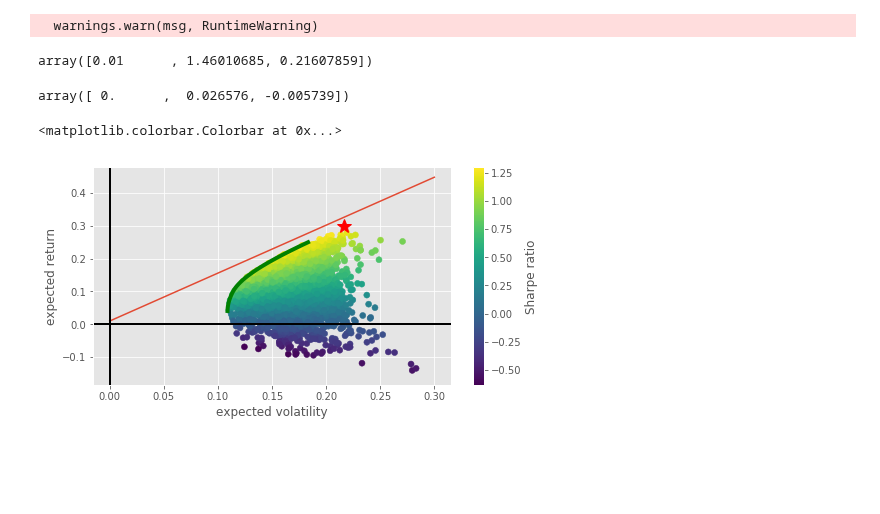
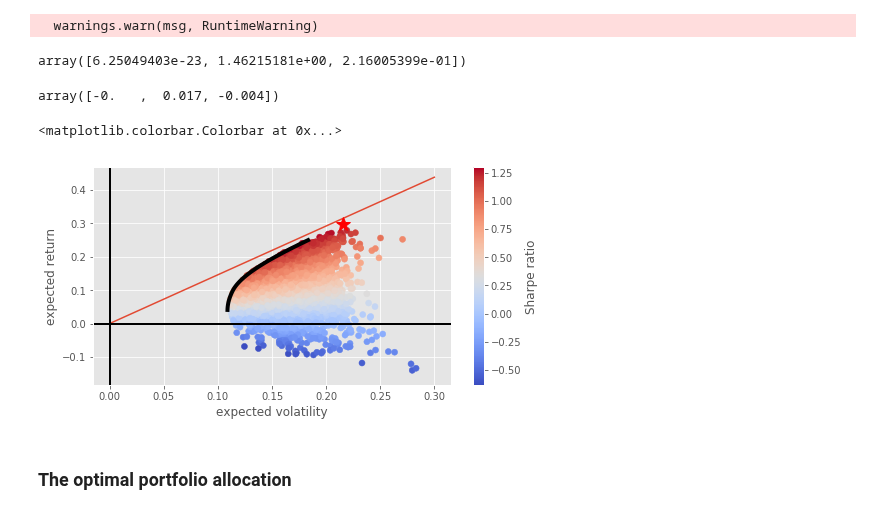
Before and after one commit to NumEconCopenhagen/projects-2019-mk, a Jupyter notebook: modelproject/modelproject/Modern Portfolio Theory 4.ipynb, the cells around one changed output. Saved outputs shown, nothing was run; the diff lists cells and outputs as text; code cells hidden in the pictures; blank space fills up the shorter version.

```diff
--- a/modelproject/modelproject/Modern Portfolio Theory 4.ipynb
+++ b/modelproject/modelproject/Modern Portfolio Theory 4.ipynb
@@ -505,7 +476,7 @@ def df(x):
 #First derivative of efficient frontier function
  return sci.splev(x, tck, der=1)
 # %%
-def equations(p, rf=0.01):
+def equations(p, rf=0):
  eq1 = rf - p[0]
  eq2 = rf + p[1] * p[2] - f(p[2])
  eq3 = p[1] - df(p[2])
@@ -517,28 +488,31 @@ opt = sco.fsolve(equations, [0.01, 0.5, 0.15])
 # %%
 opt
 # %% [output]
-array([0.01      , 1.46010685, 0.21607859])
+array([6.25049403e-23, 1.46215181e+00, 2.16005399e-01])
 # %%
-np.round(equations(opt), 6)
+np.round(equations(opt), 3)
 # %% [output]
-array([ 0.      ,  0.026576, -0.005739])
+array([-0.   ,  0.017, -0.004])
 # %%
 plt.figure(figsize=(8, 4))
 plt.scatter(pvols, prets,
- c=(prets - 0.01) / pvols, marker='o')
+ c=(prets - 0.01) / pvols, marker='o', cmap='coolwarm')
  # random portfolio composition
-plt.plot(evols, erets, 'g', lw=4.0)
+plt.plot(evols, erets, 'black', lw=4.0)
  # efficient frontier
-cx = np.linspace(0.0, 0.3)
+cx = np.linspace(0.
+                 0, 0.3)
 plt.plot(cx, opt[0] + opt[1] * cx, lw=1.5)
  # capital market line
 plt.plot(opt[2], f(opt[2]), 'r*', markersize=15.0)
 plt.grid(True)
 plt.axhline(0, color='k', ls='-', lw=2.0)
 plt.axvline(0, color='k', ls='-', lw=2.0)
 plt.xlabel('expected volatility')
 plt.ylabel('expected return')
 plt.colorbar(label='Sharpe ratio')
 # %% [output]
 <matplotlib.colorbar.Colorbar at 0x...>
-[figure, old version]
+[figure, new version]
+# %% [markdown]
+### The optimal portfolio allocation
```
Also changed, not shown: parts of 36 cells of this notebook.
